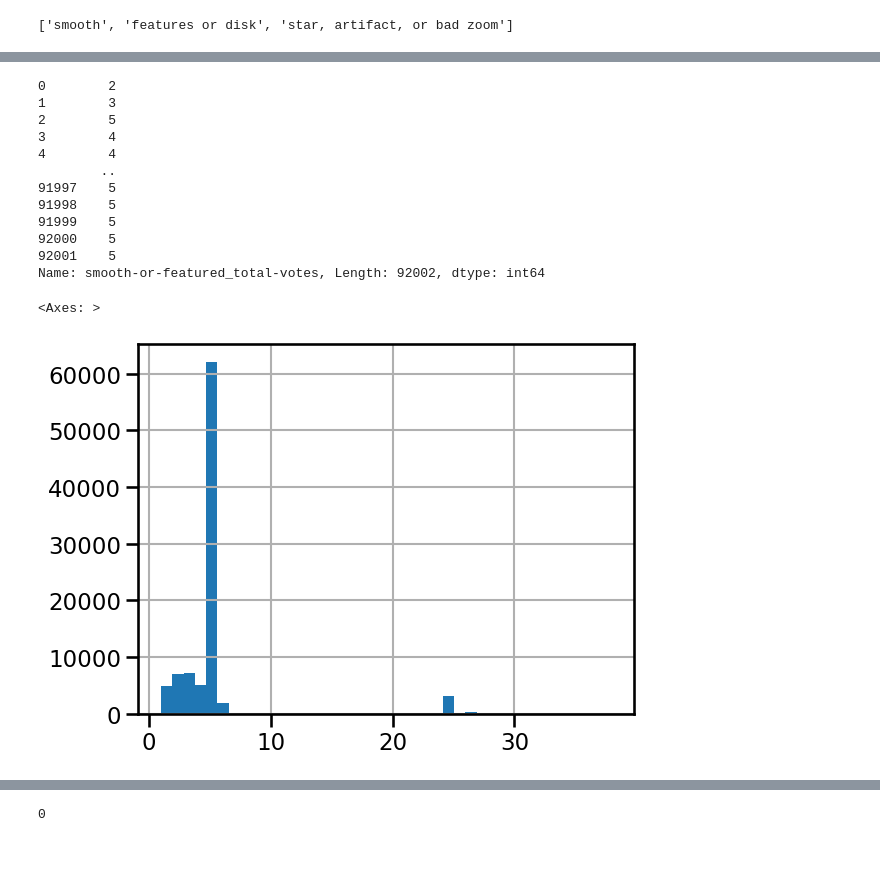
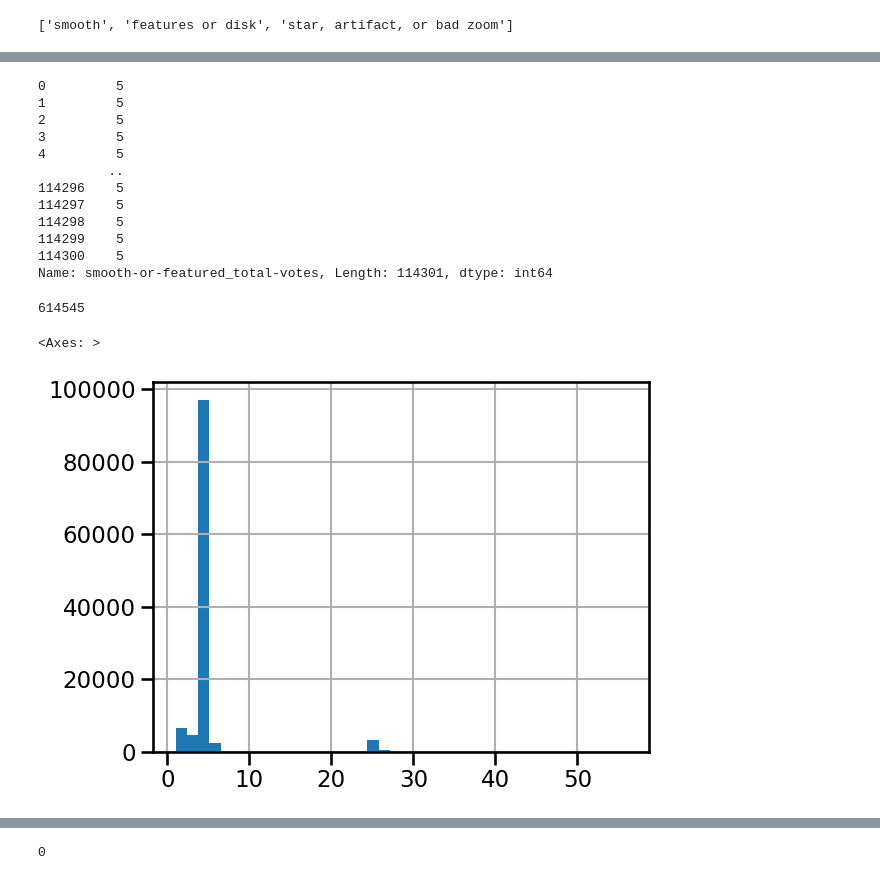
Before and after one commit to mwalmsley/gz-panoptes-reduction, a Jupyter notebook: run_reduction/euclid.ipynb, the cells around one changed output, grey strips where cells are left out. Saved outputs shown, nothing was run; the diff lists cells and outputs as text; code cells hidden in the pictures; blank space fills up the shorter version.

```diff
--- a/run_reduction/euclid.ipynb
+++ b/run_reduction/euclid.ipynb
@@ -17,5 +21,5 @@ schema = euclid_schema
 # %%
-date_str = '2024_10_22'
+date_str = '2024_11_11'
 # %%
 # classification_export_loc = '/home/walml/repos/gz-panoptes-reduction/data/euclid/euclid-development-classifications_' + date_str + '.csv'
 # aggregated_loc = '/home/walml/repos/gz-panoptes-reduction/data/euclid/euclid_development_reduced_votes_' + date_str + '.csv'
@@ -347,25 +351,27 @@ aggregated
 # %%
 aggregated.to_csv(aggregated_loc, index=False)
 # %%
-aggregated['smooth-or-featured_total-votes']
+aggregated['smooth-or-featured-euclid_total-votes']
 # %% [output]
-0        2
-1        3
-2        5
-3        4
-4        4
-        ..
-91997    5
-91998    5
-91999    5
-92000    5
-92001    5
-Name: smooth-or-featured_total-votes, Length: 92002, dtype: int64
+0         5
+1         5
+2         5
+3         5
+4         5
+         ..
+114296    5
+114297    5
+114298    5
+114299    5
+114300    5
+Name: smooth-or-featured_total-votes, Length: 114301, dtype: int64
 # %%
-aggregated['smooth-or-featured_total-votes'].sum()
+aggregated['smooth-or-featured-euclid_total-votes'].sum()
+# %% [output]
+614545
 # %%
-aggregated['smooth-or-featured_total-votes'].hist(bins=40)
+aggregated['smooth-or-featured-euclid_total-votes'].hist(bins=40)
 # %% [output]
 <Axes: >
-[figure, old version]
+[figure, new version]
 # %%
```
Also changed, not shown: parts of 32 cells of this notebook, 2 other files.
